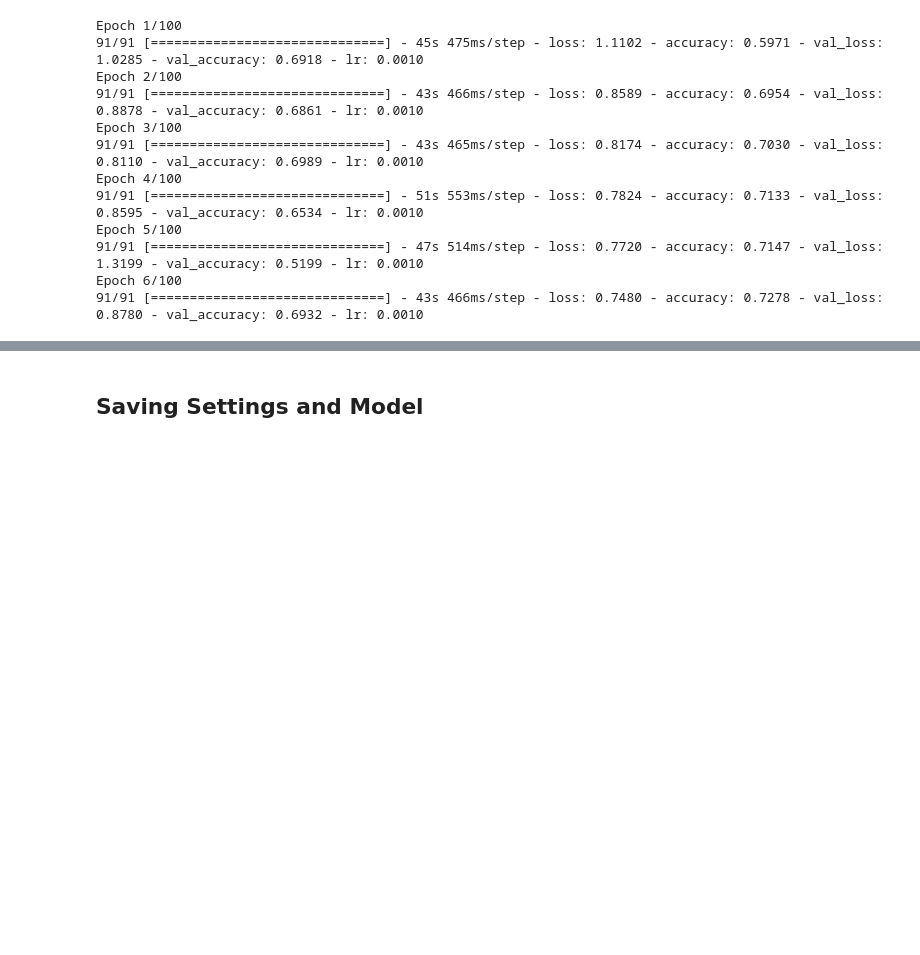
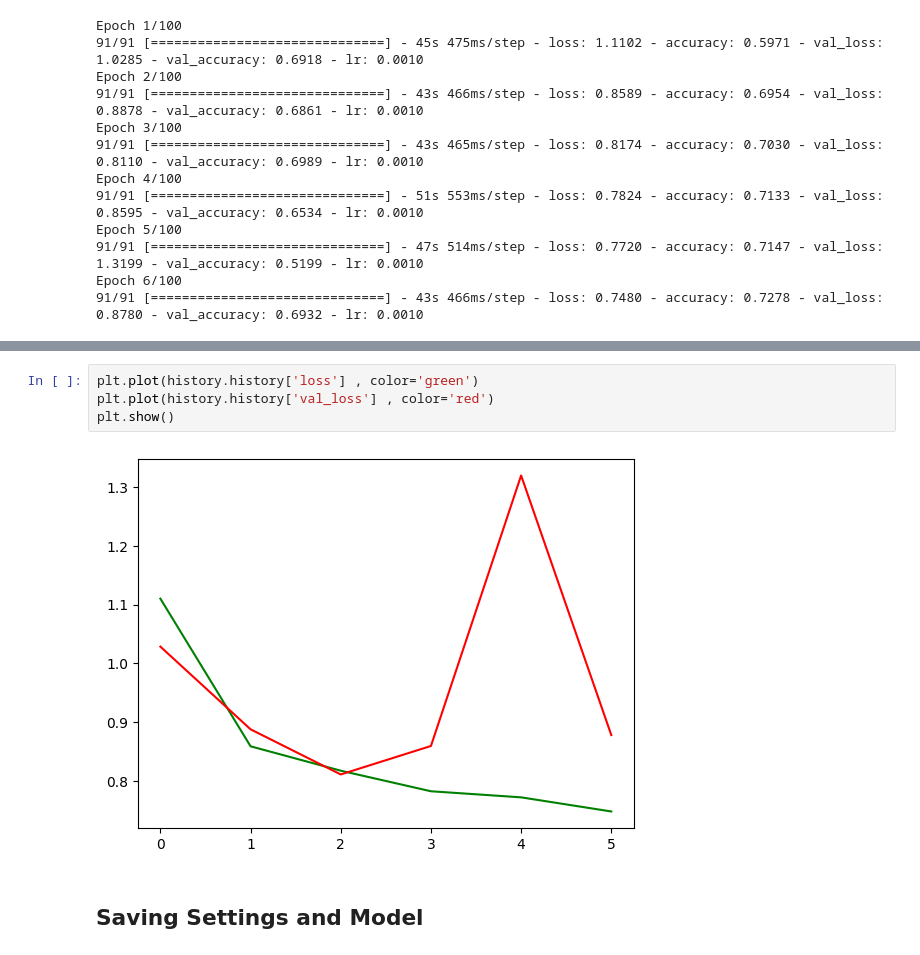
Before and after one commit to aghabidareh/DiabeticRetinopathyDetection, a Jupyter notebook: main.ipynb, the cells around one changed output, grey strips where cells are left out. Drawn from its saved outputs; the diff is of its cells as text; blank space fills up the shorter version.

```diff
--- a/main.ipynb
+++ b/main.ipynb
@@ -180,3 +189,9 @@ Epoch 6/100
+# %%
+plt.plot(history.history['loss'] , color='green')
+plt.plot(history.history['val_loss'] , color='red')
+plt.show()
+# %% [output]
+[figure, added]
 # %% [markdown]
 ## Saving Settings and Model
 # %%
```
Also changed, not shown: parts of 2 cells of this notebook.
